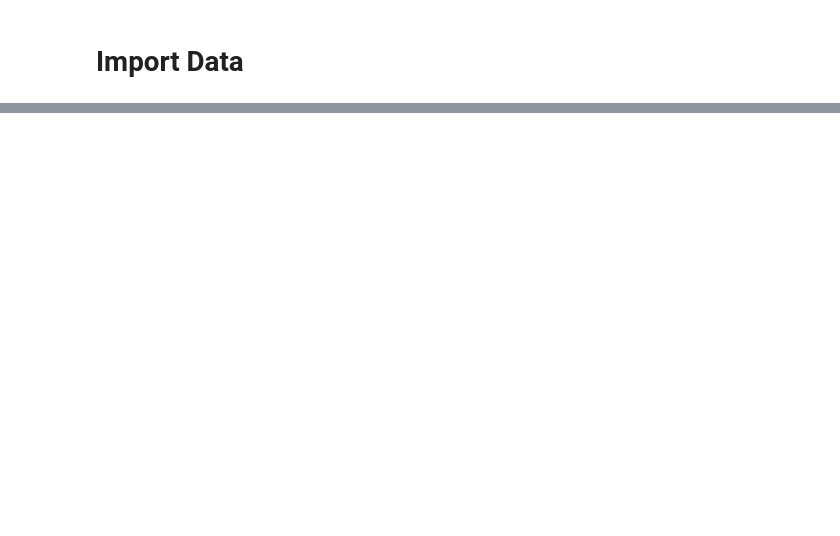
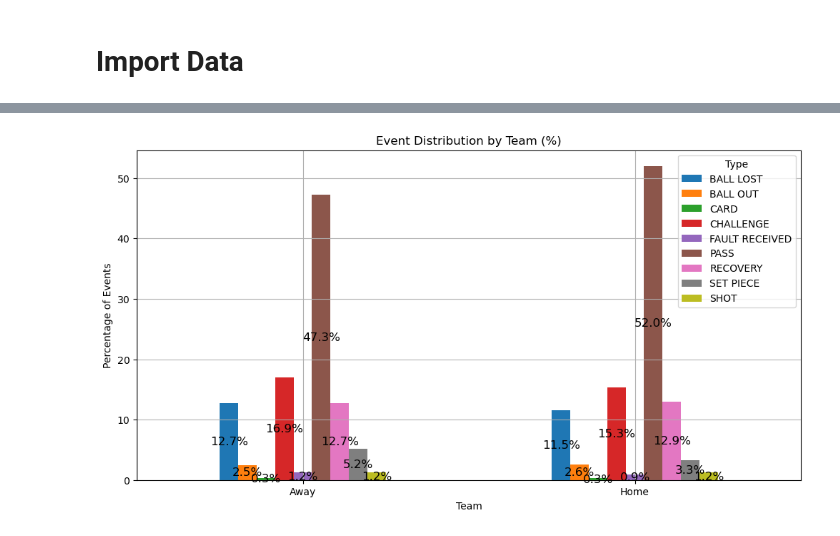
Before and after one commit to ieee-sb-uniwa/milon-football, a Jupyter notebook: notebook/sample_game_2.ipynb, the cells around one changed output, grey strips where cells are left out. Drawn from its saved outputs; the diff is of its cells as text; code cells hidden in the pictures; blank space fills up the shorter version.

```diff
--- a/notebook/sample_game_2.ipynb
+++ b/notebook/sample_game_2.ipynb
@@ -114,0 +284,27 @@ Unnamed: 32 :  57886
+# %%
+
+# count events
+team_events = events.groupby(['Team','Type']).size().unstack(fill_value=0)
+
+# convert counts → percentages per team
+team_events_pct = team_events.div(team_events.sum(axis=1), axis=0) * 100
+
+ax = team_events_pct.plot(
+    kind="bar",
+    figsize=(12,6)
+)
+
+plt.title("Event Distribution by Team (%)")
+plt.xlabel("Team")
+plt.ylabel("Percentage of Events")
+plt.xticks(rotation=0)
+plt.grid(True)
+
+# add percentage labels
+for container in ax.containers:
+    labels = [f"{v:.1f}%" if v > 0 else "" for v in container.datavalues]
+    ax.bar_label(container, labels=labels, label_type="center", fontsize=12)
+
+plt.show()
+# %% [output]
+[figure, added]
```
Also changed, not shown: parts of 48 cells of this notebook.
